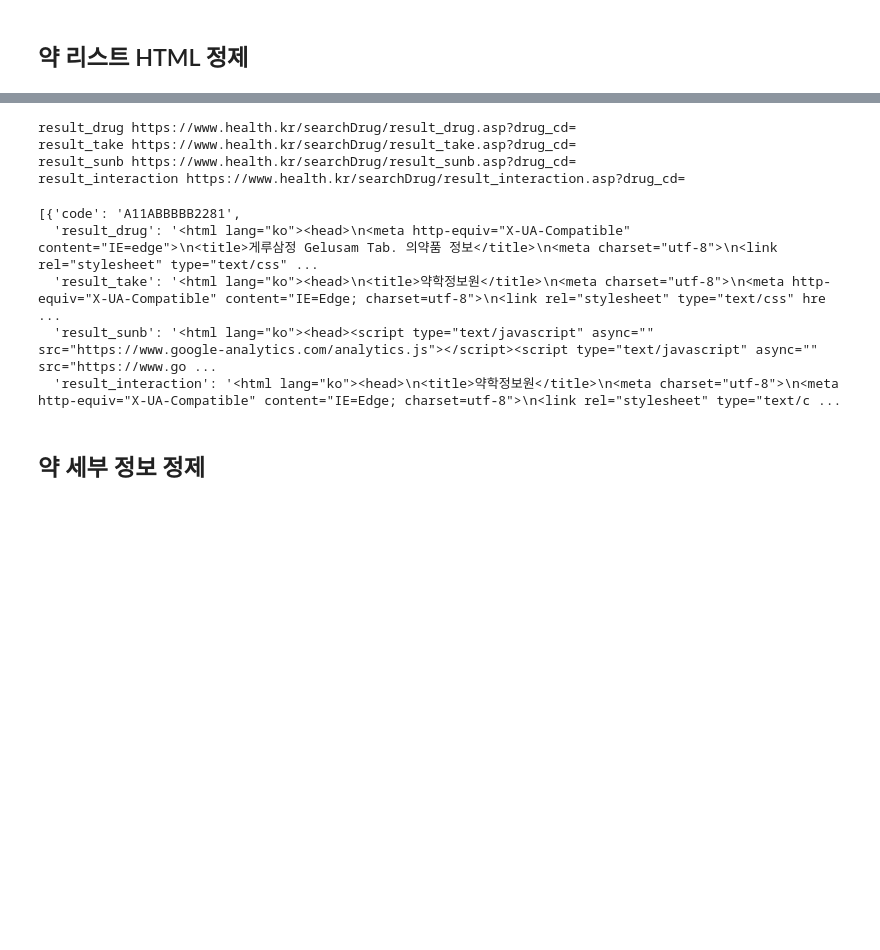
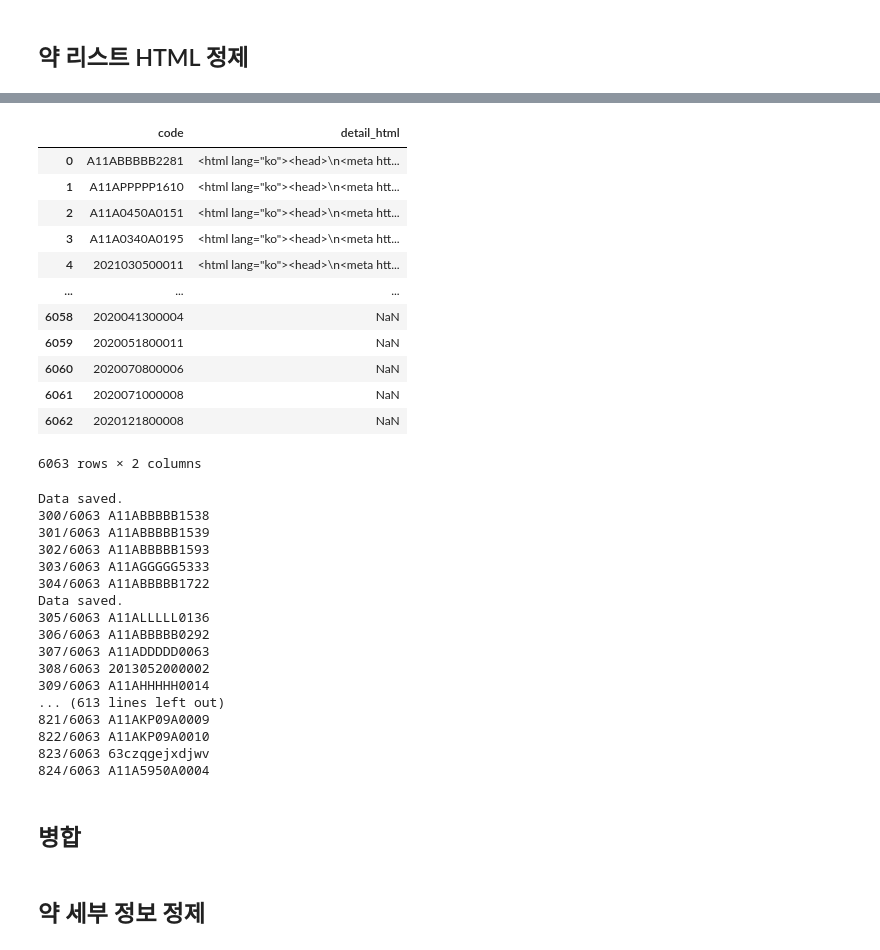
Before and after one commit to kimseo-0/Drug-Detection-Chatbot, a Jupyter notebook: data_collection/01_crowling_drug_data.ipynb, the cells around one changed output, grey strips where cells are left out. Drawn from its saved outputs; the diff is of its cells as text; code cells hidden in the pictures; blank space fills up the shorter version.

```diff
--- a/data_collection/01_crowling_drug_data.ipynb
+++ b/data_collection/01_crowling_drug_data.ipynb
@@ -373,5 +455,32 @@ result_drug_base_url = "https://www.health.kr/searchDrug/result_drug.asp?drug_cd
 result_take_base_url = "https://www.health.kr/searchDrug/result_take.asp?drug_cd="
 result_sunb_base_url = "https://www.health.kr/searchDrug/result_sunb.asp?drug_cd="
 result_interaction_base_url = "https://www.health.kr/searchDrug/result_interaction.asp?drug_cd="
+# %%
+import os
+if os.path.exists(data_base_path + "drug_detail_html.csv"):
+    drug_detail_html = pd.read_csv(data_base_path + "drug_detail_html.csv")
+else :
+    drug_detail_data = {
+        'code' : drug_code_df['code'],
+        'detail_html' : [""] * len(drug_code_df),
+    }
+    drug_detail_html = pd.DataFrame(drug_detail_data)
+    drug_detail_html.to_csv(data_base_path, "drug_detail_html.csv", index=False)
+# %%
+drug_detail_html
+# %% [output]
+|  | code | detail_html |
+| 0 | A11ABBBBB2281 | <html lang="ko"><head>\n<meta htt... |
+| 1 | A11APPPPP1610 | <html lang="ko"><head>\n<meta htt... |
+| 2 | A11A0450A0151 | <html lang="ko"><head>\n<meta htt... |
+| 3 | A11A0340A0195 | <html lang="ko"><head>\n<meta htt... |
+| 4 | 2021030500011 | <html lang="ko"><head>\n<meta htt... |
+| ... | ... | ... |
+| 6058 | 2020041300004 | NaN |
+| 6059 | 2020051800011 | NaN |
+| 6060 | 2020070800006 | NaN |
+| 6061 | 2020071000008 | NaN |
+| 6062 | 2020121800008 | NaN |
+6063 rows × 2 columns
 # %%
 def get_drug_detail_html(driver, code):
@@ -389,18 +493,37 @@ def get_drug_detail_html(driver, code):
 # %%
-drug_detail_data = []
+start = 0
+end = 3000
+for i, row in drug_code_df.iterrows():
+    if i < start or i > end:
+        continue
+    if pd.isna(drug_detail_html.loc[i, 'detail_html']):
+        code = row['code']
+        html = get_drug_detail_html(driver, code)
 
-for i, row in drug_code_df.iterrows():
-    data = get_drug_detail_html(driver, row['code'])
+        drug_detail_html.loc[i] = [code, html]
+        drug_code_df.at[i, 'complete'] = True
 
-    drug_detail_data.append(data)
-    drug_code_df.loc[i, 'complete'] = True
+        if i % 5 == 0 or i == len(drug_code_df) - 1:
+            drug_detail_html.to_csv(os.path.join(data_base_path, "drug_detail_html.csv"), index=False)
+            drug_code_df.to_csv(os.path.join(data_base_path, "drug_code.csv"), index=False)
+            print("Data saved.")
+
+        print(f"{i}/{len(drug_code_df)} {code}")
 # %% [output]
-result_drug https://www.health.kr/searchDrug/result_drug.asp?drug_cd=
-result_take https://www.health.kr/searchDrug/result_take.asp?drug_cd=
-result_sunb https://www.health.kr/searchDrug/result_sunb.asp?drug_cd=
-result_interaction https://www.health.kr/searchDrug/result_interaction.asp?drug_cd=
+Data saved.
+300/6063 A11ABBBBB1538
+301/6063 A11ABBBBB1539
+302/6063 A11ABBBBB1593
+303/6063 A11AGGGGG5333
+304/6063 A11ABBBBB1722
+Data saved.
+305/6063 A11ALLLLL0136
+306/6063 A11ABBBBB0292
+307/6063 A11ADDDDD0063
+308/6063 2013052000002
+309/6063 A11AHHHHH0014
+... (613 lines left out)
+821/6063 A11AKP09A0009
+822/6063 A11AKP09A0010
+823/6063 63czqgejxdjwv
+824/6063 A11A5950A0004
-[{'code': 'A11ABBBBB2281',
-  'result_drug': '<html lang="ko"><head>\n<meta http-equiv="X-UA-Compatible" content="IE=edge">\n<title>게루삼정 Gelusam Tab. 의약품 정보</title>\n<meta charset="utf-8">\n<link rel="stylesheet" type="text/css" ...
-  'result_take': '<html lang="ko"><head>\n<title>약학정보원</title>\n<meta charset="utf-8">\n<meta http-equiv="X-UA-Compatible" content="IE=Edge; charset=utf-8">\n<link rel="stylesheet" type="text/css" hre ...
-  'result_sunb': '<html lang="ko"><head><script type="text/javascript" async="" src="https://www.google-analytics.com/analytics.js"></script><script type="text/javascript" async="" src="https://www.go ...
-  'result_interaction': '<html lang="ko"><head>\n<title>약학정보원</title>\n<meta charset="utf-8">\n<meta http-equiv="X-UA-Compatible" content="IE=Edge; charset=utf-8">\n<link rel="stylesheet" type="text/c ...
@@ -410,0 +530,2 @@ drug_detail_html.to_csv(data_base_path + "drug_detail_html.csv", index=False)
+# %% [markdown]
+## 병합
```
Also changed, not shown: parts of 42 cells of this notebook.
